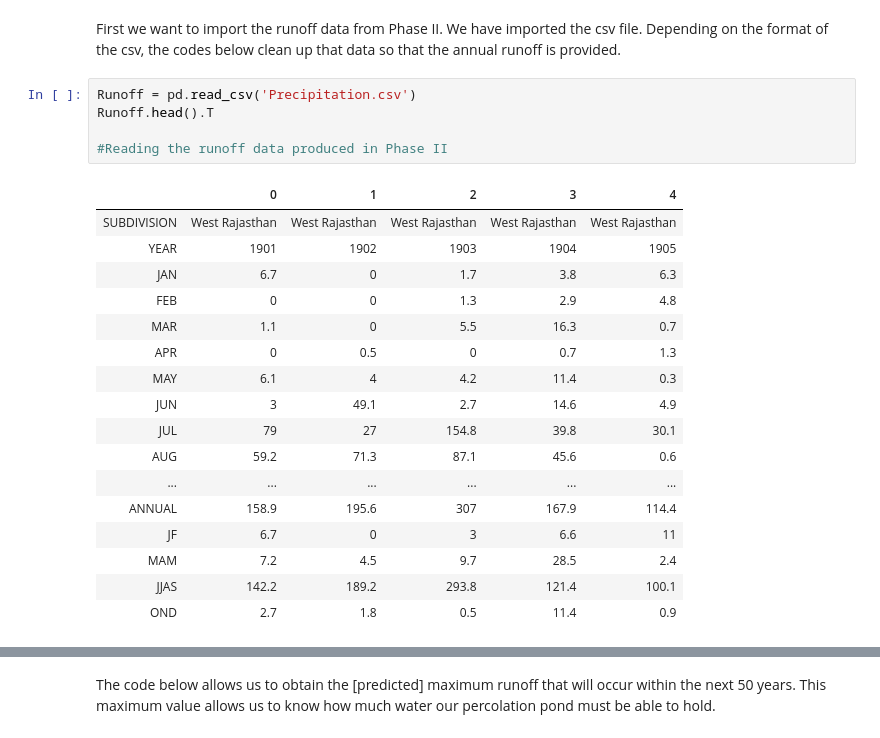
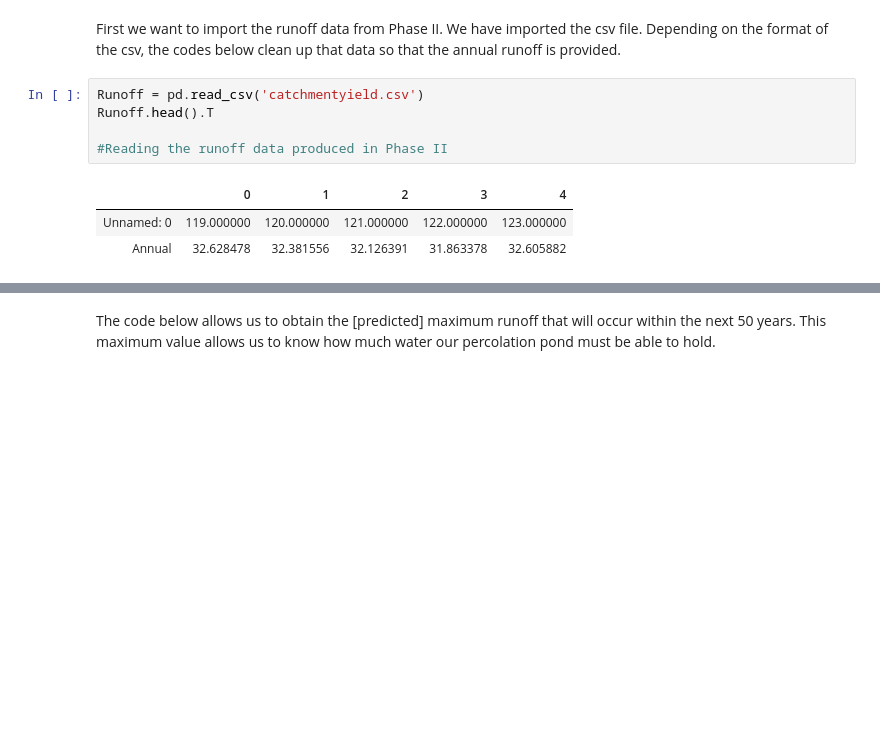
Before and after one commit to sophiaertel/CE6800_TermProject_Group1, a Jupyter notebook: Phase_III_Olenzak_Arena.ipynb, the cells around one changed output, grey strips where cells are left out. Saved outputs shown, nothing was run; the diff lists cells and outputs as text; blank space fills up the shorter version.

```diff
--- a/Phase_III_Olenzak_Arena.ipynb
+++ b/Phase_III_Olenzak_Arena.ipynb
@@ -18,27 +18,13 @@ meter = unit('m')
 # %% [markdown]
 First we want to import the runoff data from Phase II. We have imported the csv file. Depending on the format of the csv, the codes below clean up that data so that the annual runoff is provided.
 # %%
-Runoff = pd.read_csv('Precipitation.csv')
+Runoff = pd.read_csv('catchmentyield.csv')
 Runoff.head().T
 
 #Reading the runoff data produced in Phase II
 # %% [output]
 |  | 0 | 1 | 2 | 3 | 4 |
-| SUBDIVISION | West Rajasthan | West Rajasthan | West Rajasthan | West Rajasthan | West Rajasthan |
-| YEAR | 1901 | 1902 | 1903 | 1904 | 1905 |
-| JAN | 6.7 | 0 | 1.7 | 3.8 | 6.3 |
-| FEB | 0 | 0 | 1.3 | 2.9 | 4.8 |
-| MAR | 1.1 | 0 | 5.5 | 16.3 | 0.7 |
-| APR | 0 | 0.5 | 0 | 0.7 | 1.3 |
-| MAY | 6.1 | 4 | 4.2 | 11.4 | 0.3 |
-| JUN | 3 | 49.1 | 2.7 | 14.6 | 4.9 |
-| JUL | 79 | 27 | 154.8 | 39.8 | 30.1 |
-| AUG | 59.2 | 71.3 | 87.1 | 45.6 | 0.6 |
-| ... | ... | ... | ... | ... | ... |
-| ANNUAL | 158.9 | 195.6 | 307 | 167.9 | 114.4 |
-| JF | 6.7 | 0 | 3 | 6.6 | 11 |
-| MAM | 7.2 | 4.5 | 9.7 | 28.5 | 2.4 |
-| JJAS | 142.2 | 189.2 | 293.8 | 121.4 | 100.1 |
-| OND | 2.7 | 1.8 | 0.5 | 11.4 | 0.9 |
+| Unnamed: 0 | 119.000000 | 120.000000 | 121.000000 | 122.000000 | 123.000000 |
+| Annual | 32.628478 | 32.381556 | 32.126391 | 31.863378 | 32.605882 |
 # %%
 #Adding the summation of expected runoff for each upcoming year and adding it as its own column
```
Also changed, not shown: parts of 9 cells of this notebook.
